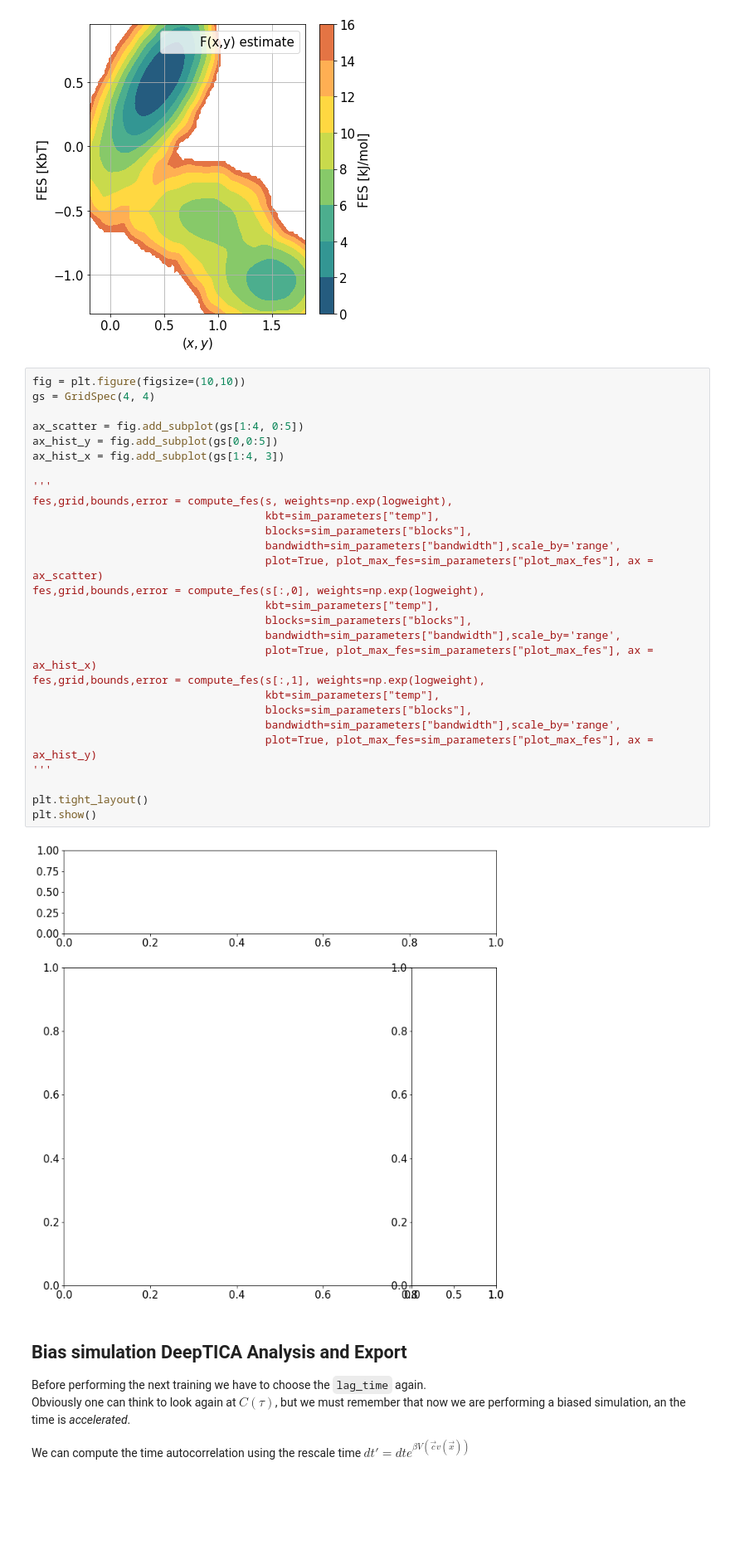
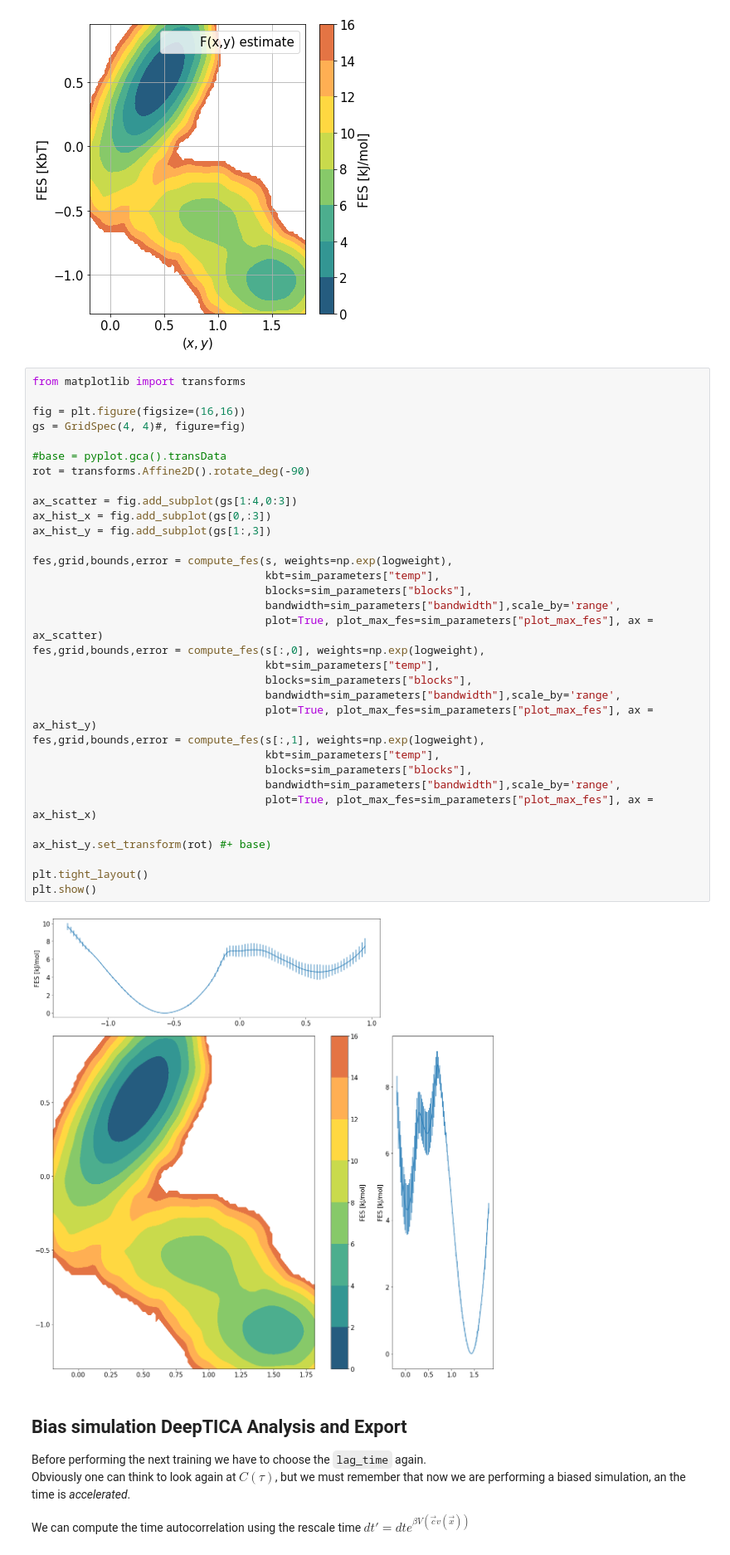
Before and after one commit to nicolopedrani/Hyper-TICA, a Jupyter notebook: Toy_Model/Bias.ipynb, the cells around one changed output. Shown at 83% size. Cells and saved outputs as stored; diff of their text form; blank space fills up the shorter version.

```diff
--- a/Toy_Model/Bias.ipynb
+++ b/Toy_Model/Bias.ipynb
@@ -188,35 +185,40 @@ plt.show()
 # %% [output]
 [figure]
 # %%
-fig = plt.figure(figsize=(10,10))
-gs = GridSpec(4, 4)
+from matplotlib import transforms
 
-ax_scatter = fig.add_subplot(gs[1:4, 0:5])
-ax_hist_y = fig.add_subplot(gs[0,0:5])
-ax_hist_x = fig.add_subplot(gs[1:4, 3])
+fig = plt.figure(figsize=(16,16))
+gs = GridSpec(4, 4)#, figure=fig)
 
-'''
+#base = pyplot.gca().transData
+rot = transforms.Affine2D().rotate_deg(-90)
+
+ax_scatter = fig.add_subplot(gs[1:4,0:3])
+ax_hist_x = fig.add_subplot(gs[0,:3])
+ax_hist_y = fig.add_subplot(gs[1:,3])
+
 fes,grid,bounds,error = compute_fes(s, weights=np.exp(logweight),
                                     kbt=sim_parameters["temp"],
                                     blocks=sim_parameters["blocks"],
                                     bandwidth=sim_parameters["bandwidth"],scale_by='range',
                                     plot=True, plot_max_fes=sim_parameters["plot_max_fes"], ax = ax_scatter)
 fes,grid,bounds,error = compute_fes(s[:,0], weights=np.exp(logweight),
                                     kbt=sim_parameters["temp"],
                                     blocks=sim_parameters["blocks"],
                                     bandwidth=sim_parameters["bandwidth"],scale_by='range',
-                                    plot=True, plot_max_fes=sim_parameters["plot_max_fes"], ax = ax_hist_x)
+                                    plot=True, plot_max_fes=sim_parameters["plot_max_fes"], ax = ax_hist_y)
 fes,grid,bounds,error = compute_fes(s[:,1], weights=np.exp(logweight),
                                     kbt=sim_parameters["temp"],
                                     blocks=sim_parameters["blocks"],
                                     bandwidth=sim_parameters["bandwidth"],scale_by='range',
-                                    plot=True, plot_max_fes=sim_parameters["plot_max_fes"], ax = ax_hist_y)
-'''
+                                    plot=True, plot_max_fes=sim_parameters["plot_max_fes"], ax = ax_hist_x)
+
+ax_hist_y.set_transform(rot) #+ base)
 
 plt.tight_layout()
 plt.show()
 # %% [output]
-[figure, old version]
+[figure, new version]
 # %% [markdown]
 ## Bias simulation DeepTICA Analysis and Export
 
```
Also changed, not shown: parts of 1 cell of this notebook, 1 other file.
